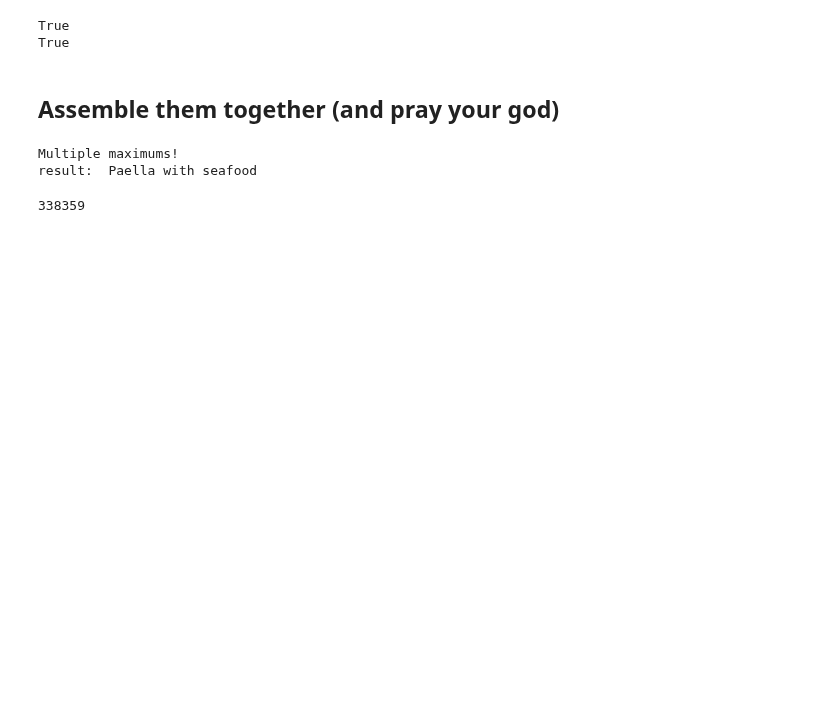
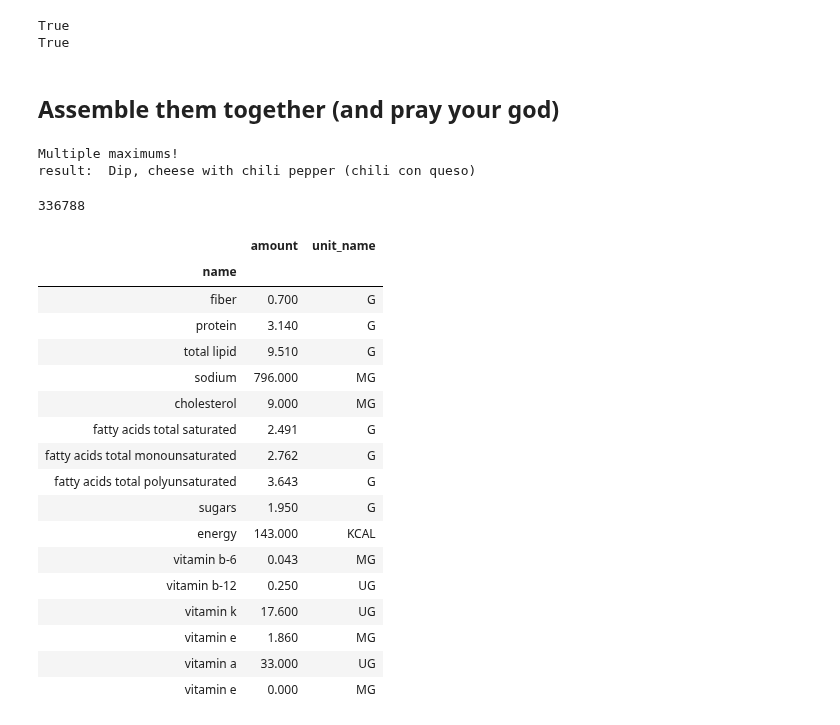
Before and after one commit to raphaelreiss/ADA_project, a Jupyter notebook: src/Health.ipynb, the cells around one changed output. Saved outputs shown, nothing was run; the diff lists cells and outputs as text; code cells hidden in the pictures; blank space fills up the shorter version.

```diff
--- a/src/Health.ipynb
+++ b/src/Health.ipynb
@@ -113,7 +185,7 @@ food_df.drop(["publication_date"],axis=1,inplace=True)
 # %% [markdown]
 _Add the names of the nutrients to the nutrients per food_
 # %%
-food_nutrients_df = food_nutrients_df.join(nutrient_df.set_index('id'),on='nutrient_id',how='left')
+food_nutrients_df = food_nutrients_df.join(nutrient_df.set_index('id'),on='nutrient_id',how='inner')
 
 #index the resulting table by multiindex: product id -> name of nutrients
 food_nutrients_df = food_nutrients_df.set_index(pd.MultiIndex.from_frame(food_nutrients_df[['fdc_id','name']]))
@@ -268,9 +381,32 @@ def get_score(test,trial):
     """
     return np.sum([1 for i in test if i in trial])
 # %%
-test1 = ['seafood']
+test1 = ['chili']
 find_food_naive(test1,food_df)
 # %% [output]
 Multiple maximums!
-result:  Paella with seafood
+result:  Dip, cheese with chili pepper (chili con queso)
-338359
+336788
+# %%
+food_df.head()
+food_nutrients_df.head()
+food_nutrients_df.loc[336788]
+# %% [output]
+|  | amount | unit_name |
+| name |  |  |
+| fiber | 0.700 | G |
+| protein | 3.140 | G |
+| total lipid | 9.510 | G |
+| sodium | 796.000 | MG |
+| cholesterol | 9.000 | MG |
+| fatty acids total saturated | 2.491 | G |
+| fatty acids total monounsaturated | 2.762 | G |
+| fatty acids total polyunsaturated | 3.643 | G |
+| sugars | 1.950 | G |
+| energy | 143.000 | KCAL |
+| vitamin b-6 | 0.043 | MG |
+| vitamin b-12 | 0.250 | UG |
+| vitamin k | 17.600 | UG |
+| vitamin e | 1.860 | MG |
+| vitamin a | 33.000 | UG |
+| vitamin e | 0.000 | MG |
```
Also changed, not shown: parts of 27 cells of this notebook.
